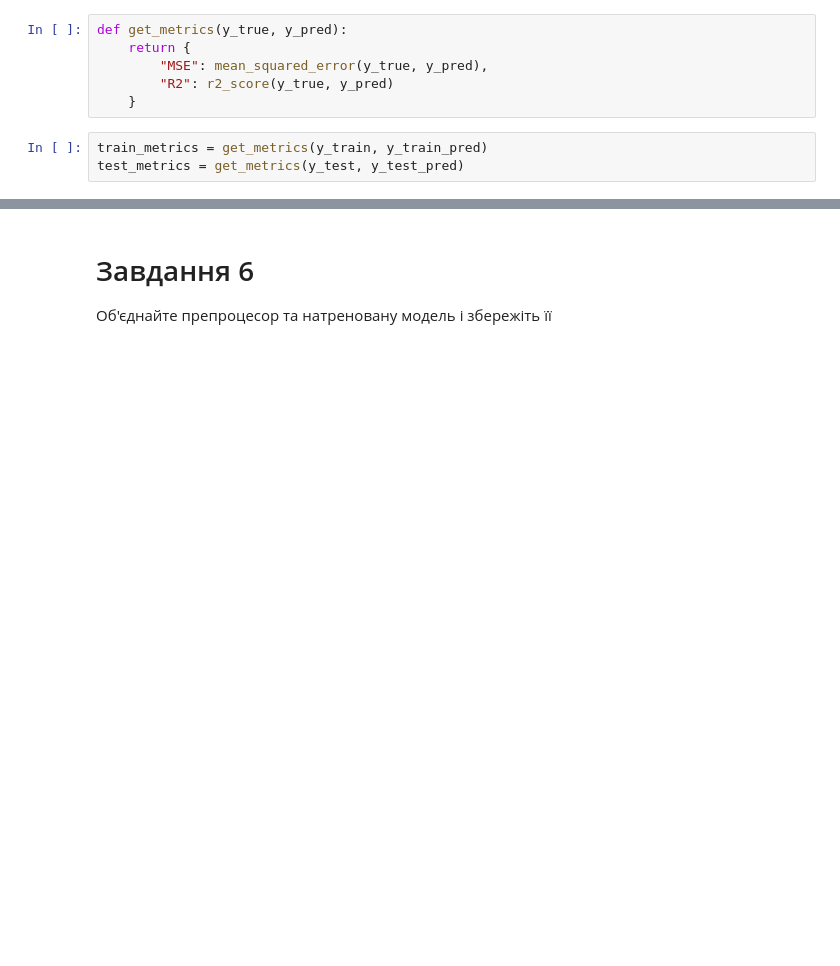
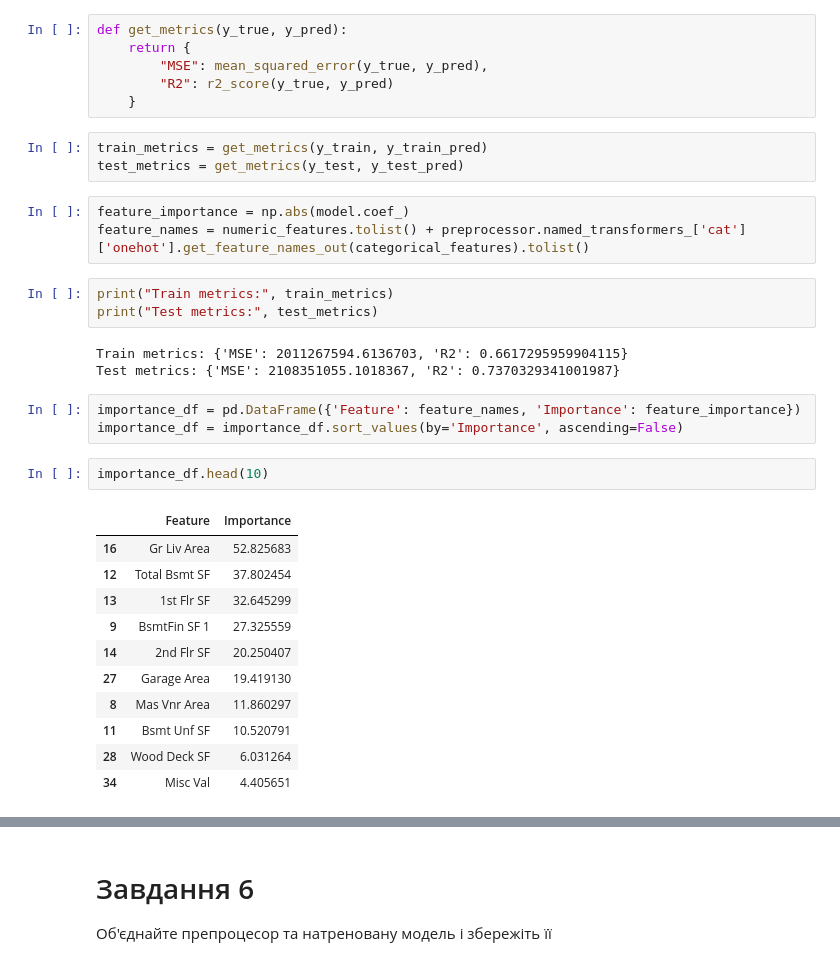
Before and after one commit to HromovAndrey/II_mood_3_part_4, a Jupyter notebook: Практика_lightgbm.ipynb, the cells around one changed output, grey strips where cells are left out. Cells and saved outputs as stored; diff of their text form; blank space fills up the shorter version.

```diff
--- a/Практика_lightgbm.ipynb
+++ b/Практика_lightgbm.ipynb
@@ -143,3 +96,29 @@ def get_metrics(y_true, y_pred):
 # %%
 train_metrics = get_metrics(y_train, y_train_pred)
 test_metrics = get_metrics(y_test, y_test_pred)
+# %%
+feature_importance = np.abs(model.coef_)
+feature_names = numeric_features.tolist() + preprocessor.named_transformers_['cat']['onehot'].get_feature_names_out(categorical_features).tolist()
+# %%
+print("Train metrics:", train_metrics)
+print("Test metrics:", test_metrics)
+# %% [output]
+Train metrics: {'MSE': 2011267594.6136703, 'R2': 0.6617295959904115}
+Test metrics: {'MSE': 2108351055.1018367, 'R2': 0.7370329341001987}
+# %%
+importance_df = pd.DataFrame({'Feature': feature_names, 'Importance': feature_importance})
+importance_df = importance_df.sort_values(by='Importance', ascending=False)
+# %%
+importance_df.head(10)
+# %% [output]
+|  | Feature | Importance |
+| 16 | Gr Liv Area | 52.825683 |
+| 12 | Total Bsmt SF | 37.802454 |
+| 13 | 1st Flr SF | 32.645299 |
+| 9 | BsmtFin SF 1 | 27.325559 |
+| 14 | 2nd Flr SF | 20.250407 |
+| 27 | Garage Area | 19.419130 |
+| 8 | Mas Vnr Area | 11.860297 |
+| 11 | Bsmt Unf SF | 10.520791 |
+| 28 | Wood Deck SF | 6.031264 |
+| 34 | Misc Val | 4.405651 |
```
Also changed, not shown: parts of 9 cells of this notebook.
